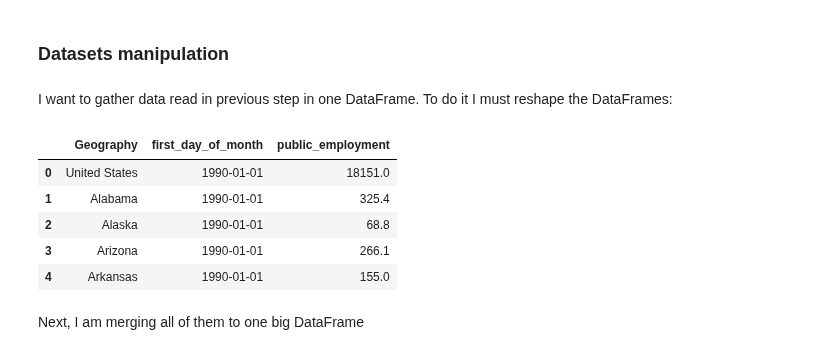
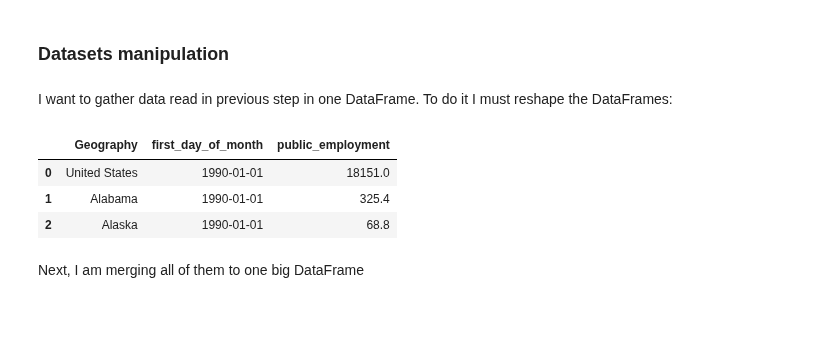
Before and after one commit to vroobelle93/03_GoDaddy, a Jupyter notebook: godaddy1.ipynb, the cells around one changed output. Saved outputs shown, nothing was run; the diff lists cells and outputs as text; code cells hidden in the pictures; blank space fills up the shorter version.

```diff
--- a/godaddy1.ipynb
+++ b/godaddy1.ipynb
@@ -98,22 +99,26 @@ TODOTODOTODOTODOTODOTODOTODOTODOTODOTODOTODOTODOTODOTODOTODOTODOTODOTODOTODOTODO
 I want to gather data read in previous step in one DataFrame. To do it I must reshape the DataFrames:
 # %%
 # Reshape datasets
-manufacturing_employment_data_reshaped = manufacturing_employment_data.melt(id_vars=['Geography'], var_name='first_day_of_month',  value_name='manufacturing_employment')
-private_employment_data_reshaped = private_employment_data.melt(id_vars=['Geography'], var_name='first_day_of_month',  value_name='private_employment')
-public_employment_data_reshaped = public_employment_data.melt(id_vars=['Geography'], var_name='first_day_of_month',  value_name='public_employment')
-retail_employment_data_reshaped = retail_employment_data.melt(id_vars=['Geography'], var_name='first_day_of_month',  value_name='retail_employment')
-total_employment_data_reshaped = total_employment_data.melt(id_vars=['Geography'], var_name='first_day_of_month',  value_name='total_employment')
-unemployment_rate_data_reshaped = unemployment_rate_data.melt(id_vars=['Geography'], var_name='first_day_of_month',  value_name='unemployment_rate')
+manufacturing_employment_data_reshaped = manufacturing_employment_data.melt(
+    id_vars=['Geography'], var_name='first_day_of_month',  value_name='manufacturing_employment')
+private_employment_data_reshaped = private_employment_data.melt(
+    id_vars=['Geography'], var_name='first_day_of_month',  value_name='private_employment')
+public_employment_data_reshaped = public_employment_data.melt(
+    id_vars=['Geography'], var_name='first_day_of_month',  value_name='public_employment')
+retail_employment_data_reshaped = retail_employment_data.melt(
+    id_vars=['Geography'], var_name='first_day_of_month',  value_name='retail_employment')
+total_employment_data_reshaped = total_employment_data.melt(
+    id_vars=['Geography'], var_name='first_day_of_month',  value_name='total_employment')
+unemployment_rate_data_reshaped = unemployment_rate_data.melt(
+    id_vars=['Geography'], var_name='first_day_of_month',  value_name='unemployment_rate')
 
 # Sample head
-public_employment_data_reshaped.head()
+public_employment_data_reshaped.head(3)
 # %% [output]
 |  | Geography | first_day_of_month | public_employment |
 | 0 | United States | 1990-01-01 | 18151.0 |
 | 1 | Alabama | 1990-01-01 | 325.4 |
 | 2 | Alaska | 1990-01-01 | 68.8 |
-| 3 | Arizona | 1990-01-01 | 266.1 |
-| 4 | Arkansas | 1990-01-01 | 155.0 |
 # %% [markdown]
 Next, I am merging all of them to one big DataFrame
 # %%
```
Also changed, not shown: parts of 30 cells of this notebook.
